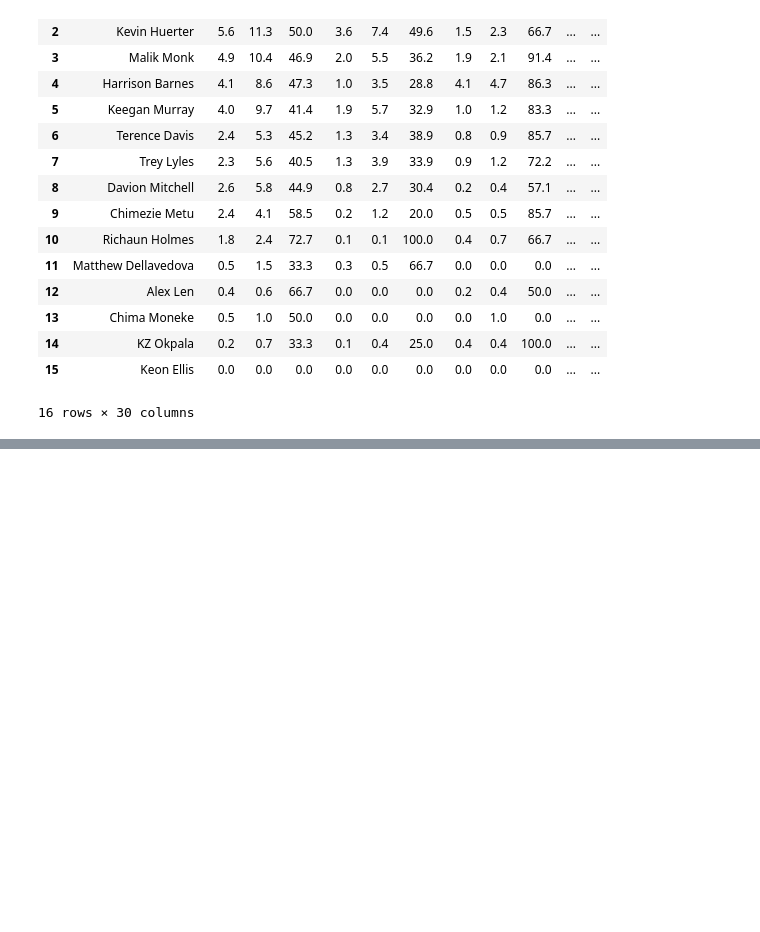
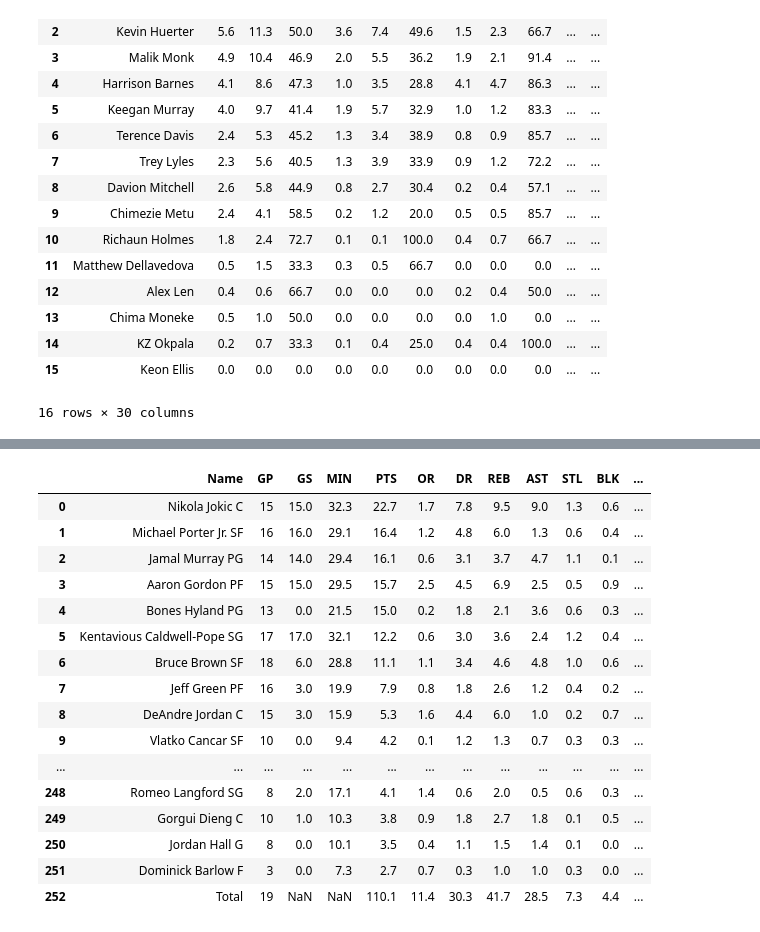
Before and after one commit to mattmori21/Kings-Project, a Jupyter notebook: team_stats_and_salaries.ipynb, the cells around one changed output, grey strips where cells are left out. Cells and saved outputs as stored; diff of their text form; code cells hidden in the pictures; blank space fills up the shorter version.

Commit message:
Created df in team stats and salaries file for all player stats and salaries in western conference

```diff
--- a/team_stats_and_salaries.ipynb
+++ b/team_stats_and_salaries.ipynb
@@ -38,0 +23,18 @@ kings_stats_salary = kings_shoot_stats.join(kings_salary, on = "Name")
+# %%
+import pandas as pd
+import re
+import requests
+from bs4 import BeautifulSoup
+pd.set_option('display.max_columns', None)
+pd.set_option('display.max_rows', None)
+# %%
+#aquring links in raw form
+url = "https://www.espn.com/nba/teams"
+result = requests.get(url)
+soup = BeautifulSoup(result.text, 'html.parser')
+links = [str(link.get('href')) for link in soup.find_all("a")]
+links_df = pd.DataFrame(links)
+links_df.columns = ["links"]
+pattern = re.compile(r'/nba/team/stats/_/name/+')
+stats_links_df = links_df[links_df['links'].str.contains(pattern, regex = True)]
+links_df
@@ -38,0 +59,6 @@ kings_stats_salary = kings_shoot_stats.join(kings_salary, on = "Name")
+# %%
+stats_links_df = stats_links_df.reset_index().drop("index", axis = "columns")
+west_conference = pd.concat([stats_links_df.iloc[10:20,:],stats_links_df.iloc[25:,:]])
+west_conference_stats_links = west_conference.reset_index().drop("index", axis = "columns")
+#links to team stats in the western conference
+west_conference_stats_links
@@ -38,0 +82,30 @@ kings_stats_salary = kings_shoot_stats.join(kings_salary, on = "Name")
+# %%
+#acquire raw data
+players_df = pd.DataFrame()
+for link in west_conference_stats_links["links"]:
+    url = "https://www.espn.com"+link
+    player_names = pd.read_html(url)[0]
+    player_stats = pd.read_html(url)[1]
+    player_concat = pd.concat([player_names,player_stats],axis = "columns")
+
+    players_df = pd.concat([players_df, player_concat], ignore_index = True)
+
+players_df
+# %% [output]
+|  | Name | GP | GS | MIN | PTS | OR | DR | REB | AST | STL | BLK | ... |
+| 0 | Nikola Jokic C | 15 | 15.0 | 32.3 | 22.7 | 1.7 | 7.8 | 9.5 | 9.0 | 1.3 | 0.6 | ... |
+| 1 | Michael Porter Jr. SF | 16 | 16.0 | 29.1 | 16.4 | 1.2 | 4.8 | 6.0 | 1.3 | 0.6 | 0.4 | ... |
+| 2 | Jamal Murray PG | 14 | 14.0 | 29.4 | 16.1 | 0.6 | 3.1 | 3.7 | 4.7 | 1.1 | 0.1 | ... |
+| 3 | Aaron Gordon PF | 15 | 15.0 | 29.5 | 15.7 | 2.5 | 4.5 | 6.9 | 2.5 | 0.5 | 0.9 | ... |
+| 4 | Bones Hyland PG | 13 | 0.0 | 21.5 | 15.0 | 0.2 | 1.8 | 2.1 | 3.6 | 0.6 | 0.3 | ... |
+| 5 | Kentavious Caldwell-Pope SG | 17 | 17.0 | 32.1 | 12.2 | 0.6 | 3.0 | 3.6 | 2.4 | 1.2 | 0.4 | ... |
+| 6 | Bruce Brown SF | 18 | 6.0 | 28.8 | 11.1 | 1.1 | 3.4 | 4.6 | 4.8 | 1.0 | 0.6 | ... |
+| 7 | Jeff Green PF | 16 | 3.0 | 19.9 | 7.9 | 0.8 | 1.8 | 2.6 | 1.2 | 0.4 | 0.2 | ... |
+| 8 | DeAndre Jordan C | 15 | 3.0 | 15.9 | 5.3 | 1.6 | 4.4 | 6.0 | 1.0 | 0.2 | 0.7 | ... |
+| 9 | Vlatko Cancar SF | 10 | 0.0 | 9.4 | 4.2 | 0.1 | 1.2 | 1.3 | 0.7 | 0.3 | 0.3 | ... |
+| ... | ... | ... | ... | ... | ... | ... | ... | ... | ... | ... | ... | ... |
+| 248 | Romeo Langford SG | 8 | 2.0 | 17.1 | 4.1 | 1.4 | 0.6 | 2.0 | 0.5 | 0.6 | 0.3 | ... |
+| 249 | Gorgui Dieng C | 10 | 1.0 | 10.3 | 3.8 | 0.9 | 1.8 | 2.7 | 1.8 | 0.1 | 0.5 | ... |
+| 250 | Jordan Hall G | 8 | 0.0 | 10.1 | 3.5 | 0.4 | 1.1 | 1.5 | 1.4 | 0.1 | 0.0 | ... |
+| 251 | Dominick Barlow F | 3 | 0.0 | 7.3 | 2.7 | 0.7 | 0.3 | 1.0 | 1.0 | 0.3 | 0.0 | ... |
+| 252 | Total | 19 | NaN | NaN | 110.1 | 11.4 | 30.3 | 41.7 | 28.5 | 7.3 | 4.4 | ... |
```
Also changed, not shown: parts of 12 cells of this notebook, 1 other file.
